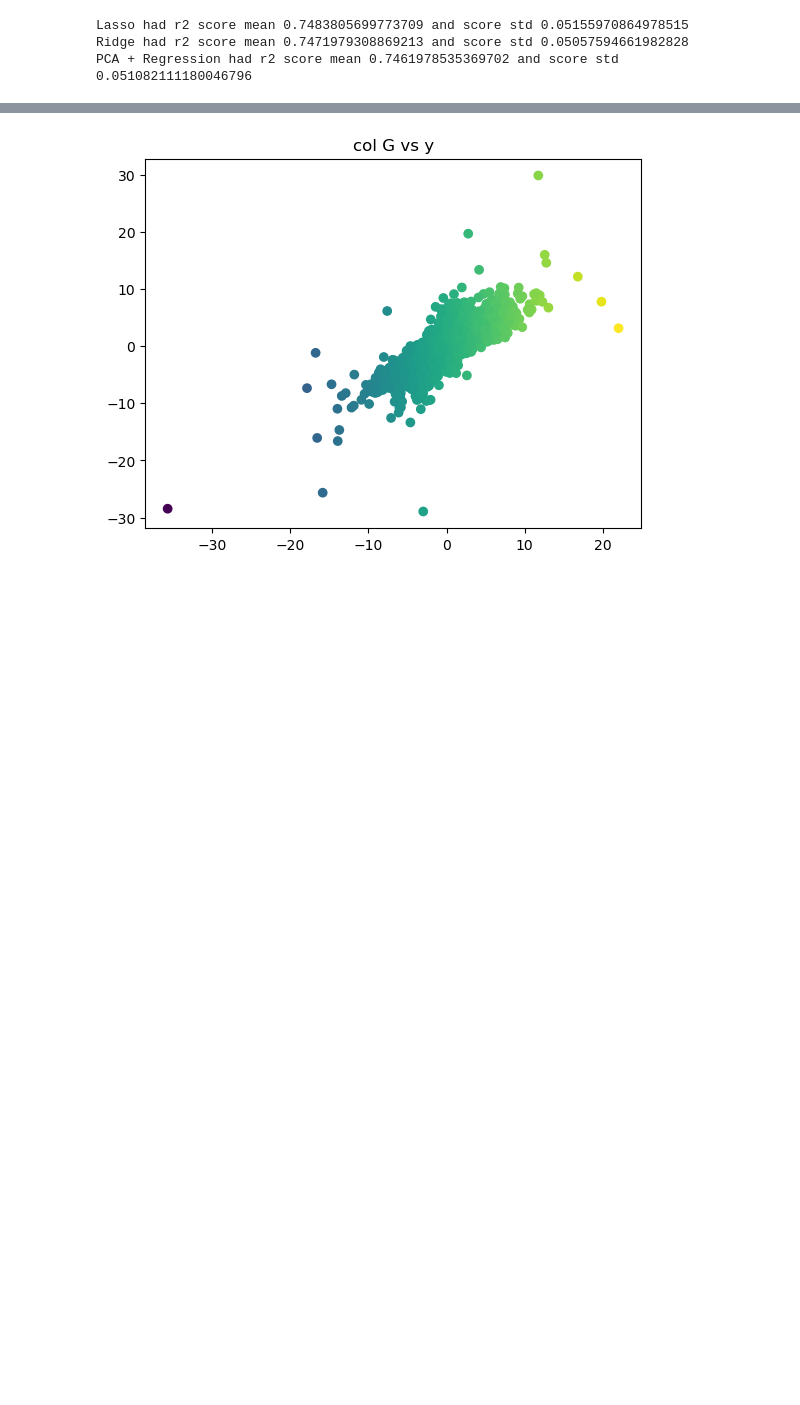
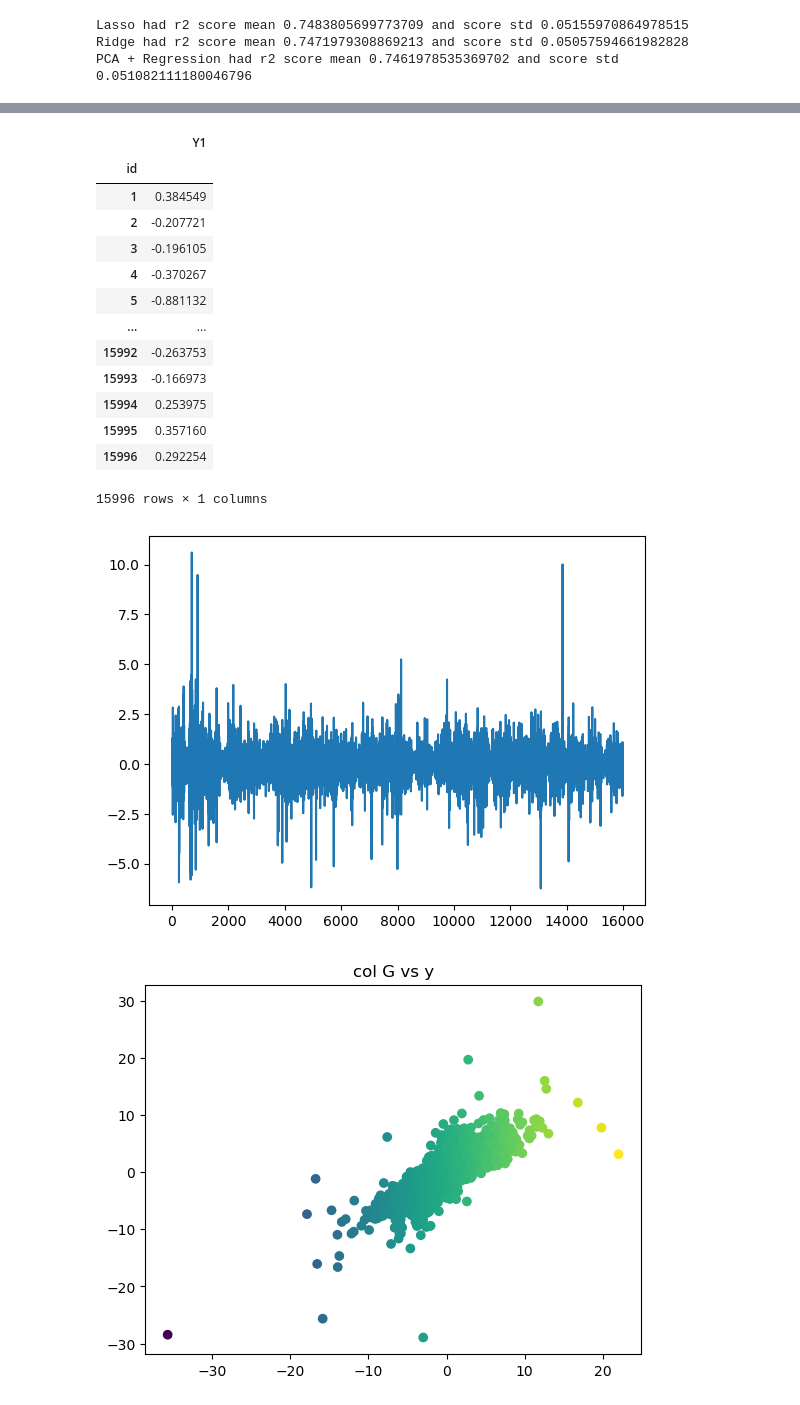
Before and after one commit to ut2310/quantchallenge-starter, a Jupyter notebook: research/rishik_work.ipynb, the cells around one changed output, grey strips where cells are left out. Saved outputs shown, nothing was run; the diff lists cells and outputs as text; code cells hidden in the pictures; blank space fills up the shorter version.

```diff
--- a/research/rishik_work.ipynb
+++ b/research/rishik_work.ipynb
@@ -250,3 +250,5 @@ for name, model in models.items():
 Lasso had r2 score mean 0.7483805699773709 and score std 0.05155970864978515
 Ridge had r2 score mean 0.7471979308869213 and score std 0.05057594661982828
 PCA + Regression had r2 score mean 0.7461978535369702 and score std 0.051082111180046796
+# %%
+lasso.fit(X, y)
@@ -252,0 +264,23 @@ PCA + Regression had r2 score mean 0.7461978535369702 and score std 0.0510821111
+# %%
+X_test = test_data[features]
+y_pred = lasso.predict(X_test)
+y_pred
+plt.plot(y_pred)
+results_df = pd.DataFrame({"Y1" : y_pred}, index=test_data["id"])
+results_df
+# %% [output]
+|  | Y1 |
+| id |  |
+| 1 | 0.384549 |
+| 2 | -0.207721 |
+| 3 | -0.196105 |
+| 4 | -0.370267 |
+| 5 | -0.881132 |
+| ... | ... |
+| 15992 | -0.263753 |
+| 15993 | -0.166973 |
+| 15994 | 0.253975 |
+| 15995 | 0.357160 |
+| 15996 | 0.292254 |
+15996 rows × 1 columns
+[figure, added]
```
Also changed, not shown: parts of 121 cells of this notebook, 1 other file.
